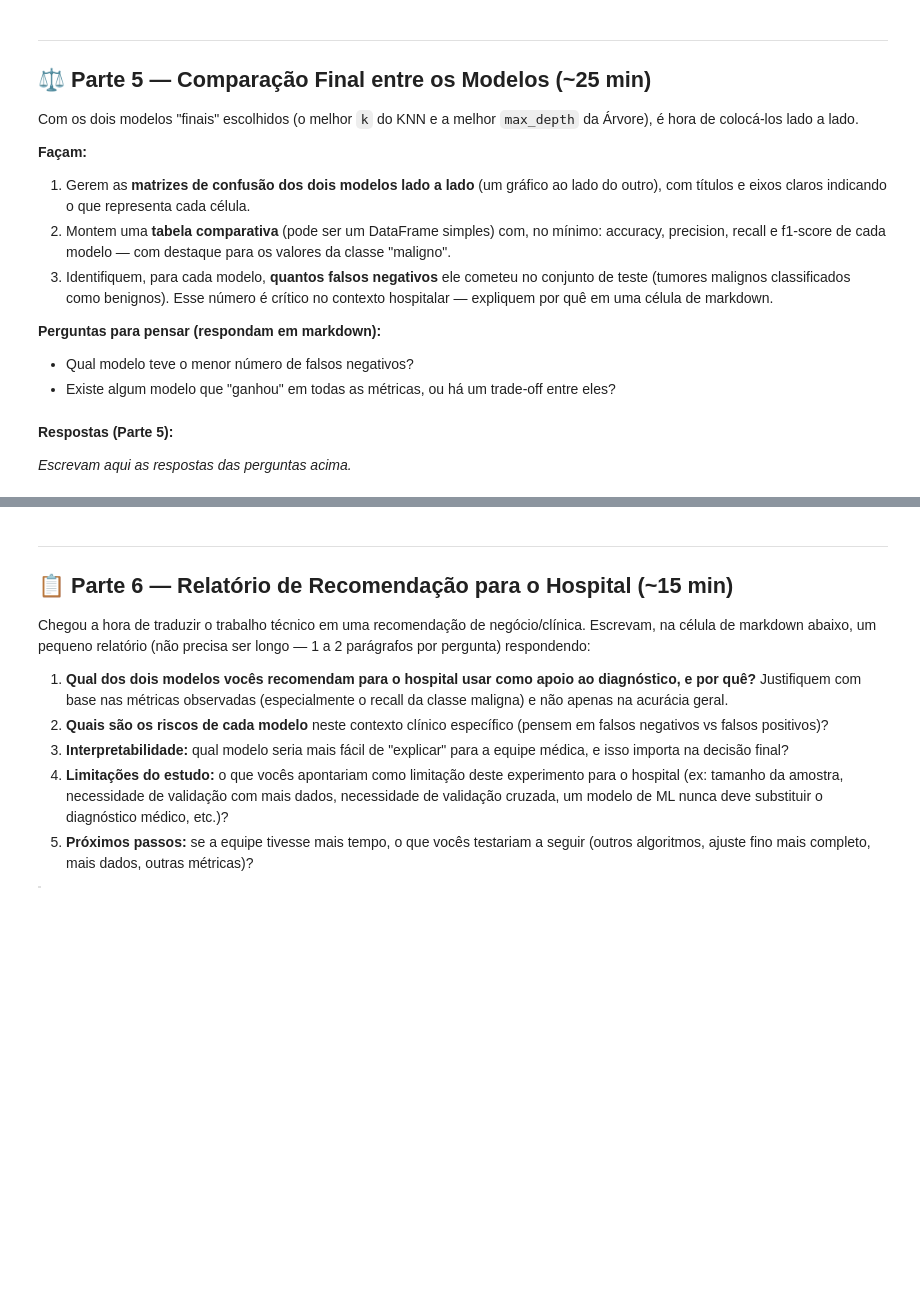
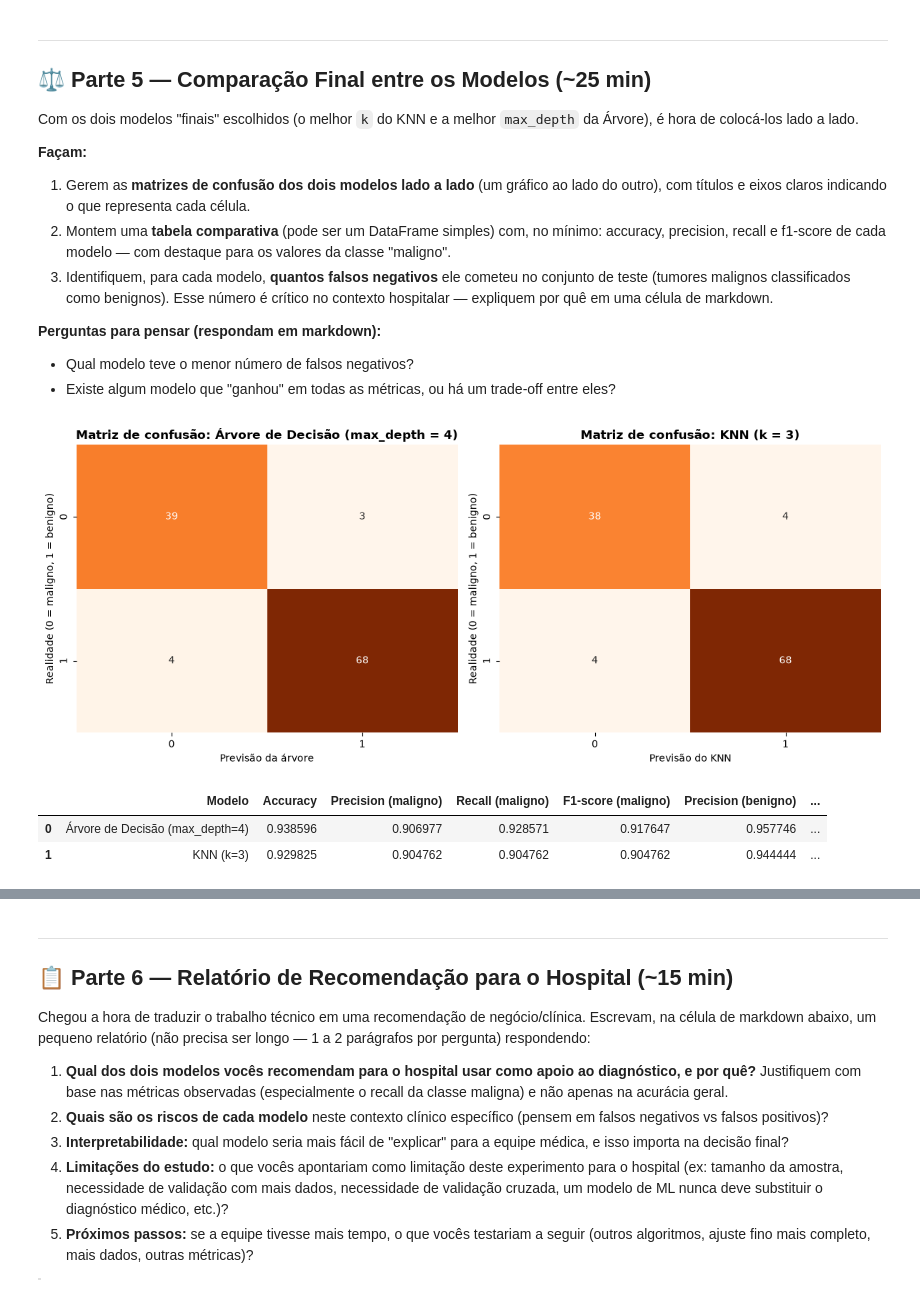
Before and after one commit to Machine-Learning-Visao-Computacional-T3/SEMANA_11, a Jupyter notebook: GRUPO_2/laboratorio_pratico_grupo2_Gabriel_Henrique.ipynb, the cells around one changed output, grey strips where cells are left out. Drawn from its saved outputs; the diff is of its cells as text; code cells hidden in the pictures; blank space fills up the shorter version.

```diff
--- a/GRUPO_2/laboratorio_pratico_grupo2_Gabriel_Henrique.ipynb
+++ b/GRUPO_2/laboratorio_pratico_grupo2_Gabriel_Henrique.ipynb
@@ -353,4 +422,44 @@ Com os dois modelos "finais" escolhidos (o melhor `k` do KNN e a melhor `max_dep
-# %% [markdown]
-**Respostas (Parte 5):**
-
-_Escrevam aqui as respostas das perguntas acima._
+# %%
+fig, axes = plt.subplots(1, 2, figsize=(12,5))
+
+# gráfico da ávore
+sns.heatmap(confusion_matrix(y_test, tree_4_pred), annot=True, fmt='d', cmap='Oranges', cbar=False, ax=axes[0])
+axes[0].set_title('Matriz de confusão: Árvore de Decisão (max_depth = 4)', fontweight='bold')
+axes[0].set_ylabel('Realidade (0 = maligno, 1 = benigno)')
+axes[0].set_xlabel('Previsão da árvore')
+
+# gráfico do KNN
+sns.heatmap(confusion_matrix(y_test, knn_3_pred), annot=True, fmt='d', cmap='Oranges', cbar=False, ax=axes[1])
+axes[1].set_title('Matriz de confusão: KNN (k = 3)', fontweight='bold')
+axes[1].set_ylabel('Realidade (0 = maligno, 1 = benigno)')
+axes[1].set_xlabel('Previsão do KNN')
+
+plt.tight_layout()
+plt.show()
+# %% [output]
+[figure, added]
+# %%
+tree_accuracy = accuracy_score(y_test, tree_4_pred)
+tree_report = classification_report(y_test, tree_4_pred, output_dict=True)
+
+# Métricas do KNN
+knn_accuracy = accuracy_score(y_test, knn_3_pred)
+knn_report = classification_report(y_test, knn_3_pred, output_dict=True)
+
+# Montando a tabela comparativa (classe '0' = maligno)
+comparison = pd.DataFrame({
+    'Modelo': ['Árvore de Decisão (max_depth=4)', 'KNN (k=3)'],
+    'Accuracy': [tree_accuracy, knn_accuracy],
+    'Precision (maligno)': [tree_report['0']['precision'], knn_report['0']['precision']],
+    'Recall (maligno)': [tree_report['0']['recall'], knn_report['0']['recall']],
+    'F1-score (maligno)': [tree_report['0']['f1-score'], knn_report['0']['f1-score']],
+    'Precision (benigno)': [tree_report['1']['precision'], knn_report['1']['precision']],
+    'Recall (benigno)': [tree_report['1']['recall'], knn_report['1']['recall']],
+    'F1-score (benigno)': [tree_report['1']['f1-score'], knn_report['1']['f1-score']],
+})
+
+comparison
+# %% [output]
+|  | Modelo | Accuracy | Precision (maligno) | Recall (maligno) | F1-score (maligno) | Precision (benigno) | ... |
+| 0 | Árvore de Decisão (max_depth=4) | 0.938596 | 0.906977 | 0.928571 | 0.917647 | 0.957746 | ... |
+| 1 | KNN (k=3) | 0.929825 | 0.904762 | 0.904762 | 0.904762 | 0.944444 | ... |
```
Also changed, not shown: parts of 19 cells of this notebook.
